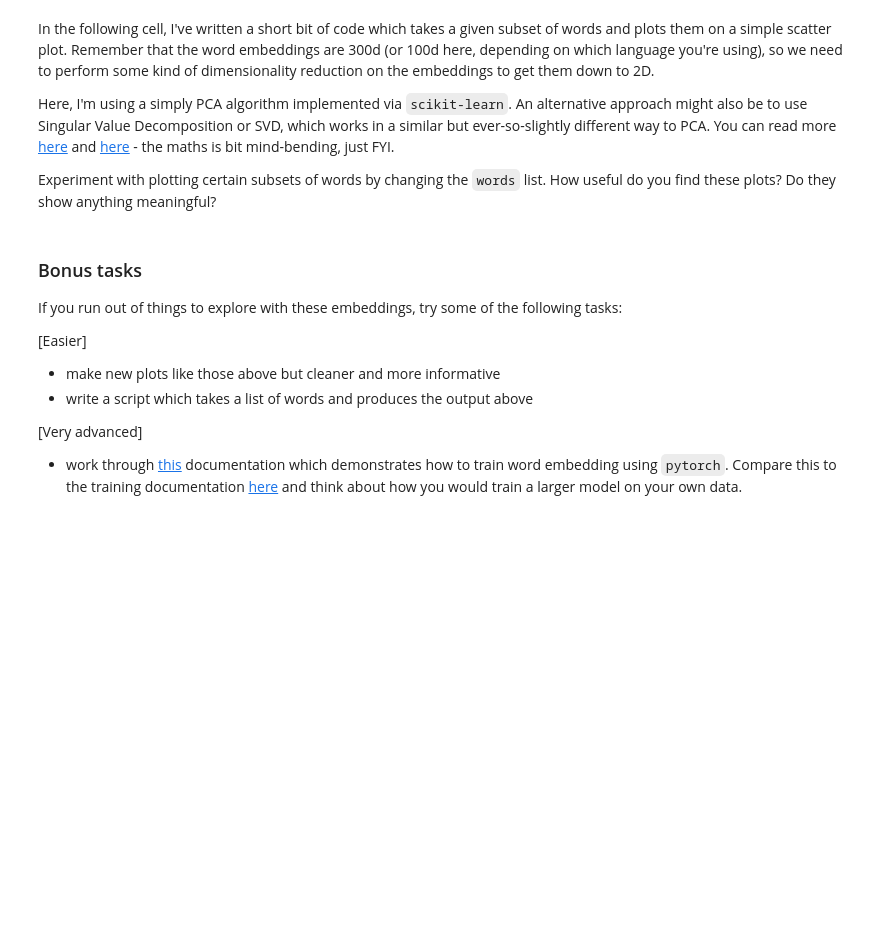
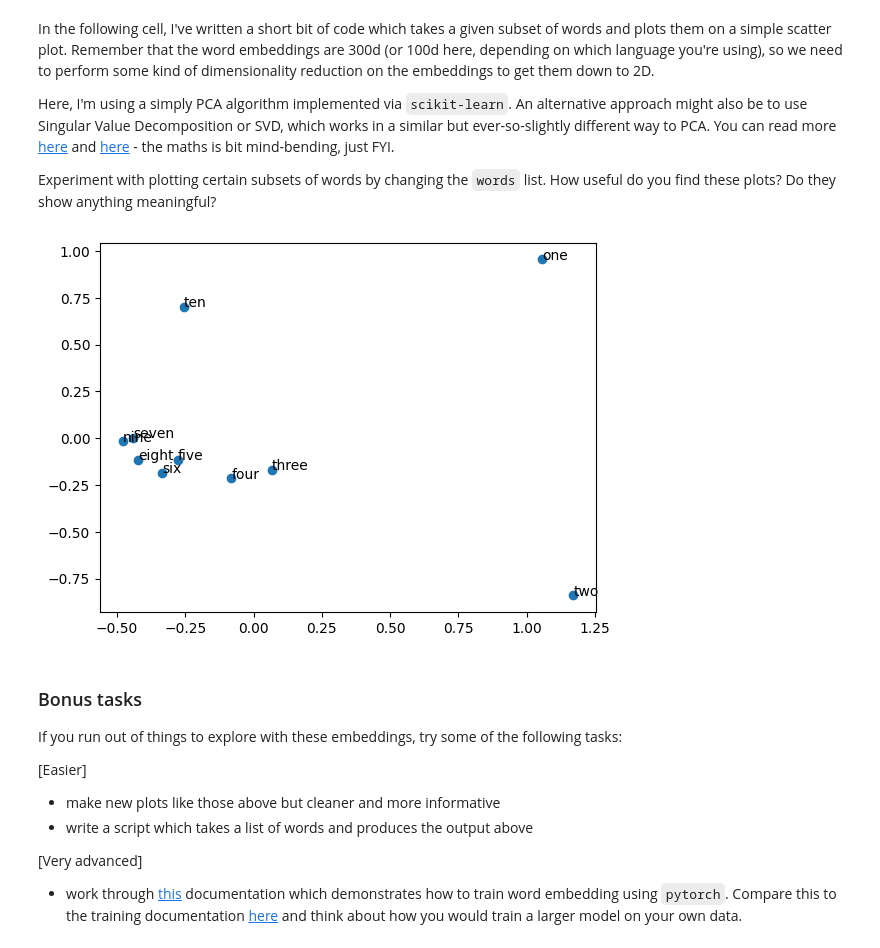
Before and after one commit to daniblu/NLP-AU-23-fork, a Jupyter notebook: nbs/classroom_03_db.ipynb, the cells around one changed output. Saved outputs shown, nothing was run; the diff lists cells and outputs as text; code cells hidden in the pictures; blank space fills up the shorter version.

```diff
--- a/nbs/classroom_03_db.ipynb
+++ b/nbs/classroom_03_db.ipynb
@@ -26,4 +26,4 @@ NB: The English embeddings are 300d; all other word2vec models here are 100d. No
 #model = gensim.models.KeyedVectors.load("models/polish/model.bin")
 
 # English embeddings http://vectors.nlpl.eu/repository/ (English CoNLL17 corpus)
-model = gensim.models.KeyedVectors.load_word2vec_format("models/english/model.bin", binary=True)
+model = gensim.models.KeyedVectors.load_word2vec_format("/work/819739/models/english/model.bin", binary=True)
@@ -104,30 +196,33 @@
 # %%
 # the list of words we want to plot
 words = ["man", "woman", "doctor", "nurse", "king", "queen", "boy", "girl"]
+words = ["one", "two", "three", "four", "five", "six", "seven", "eight", "nine", "ten"]
 
 # an empty list for vectors
 X = []
 # get vectors for subset of words
 for word in words:
     X.append(model[word])
 
 # Use PCA for dimensionality reduction to 2D
 pca = PCA(n_components=2)
 result = pca.fit_transform(X)
 
 # or try SVD - how are they different?
 #svd = TruncatedSVD(n_components=2)
 # fit_transform the initialized PCA model
 #result = svd.fit_transform(X)
 
 # create a scatter plot of the projection
 plt.scatter(result[:, 0], result[:, 1])
 
 # for each word in the list of words
 for i, word in enumerate(words):
     plt.annotate(word, xy=(result[i, 0], result[i, 1]))
 
 plt.show()
+# %% [output]
+[figure, added]
 # %% [markdown]
 ### Bonus tasks
 
```
Also changed, not shown: parts of 15 cells of this notebook.
